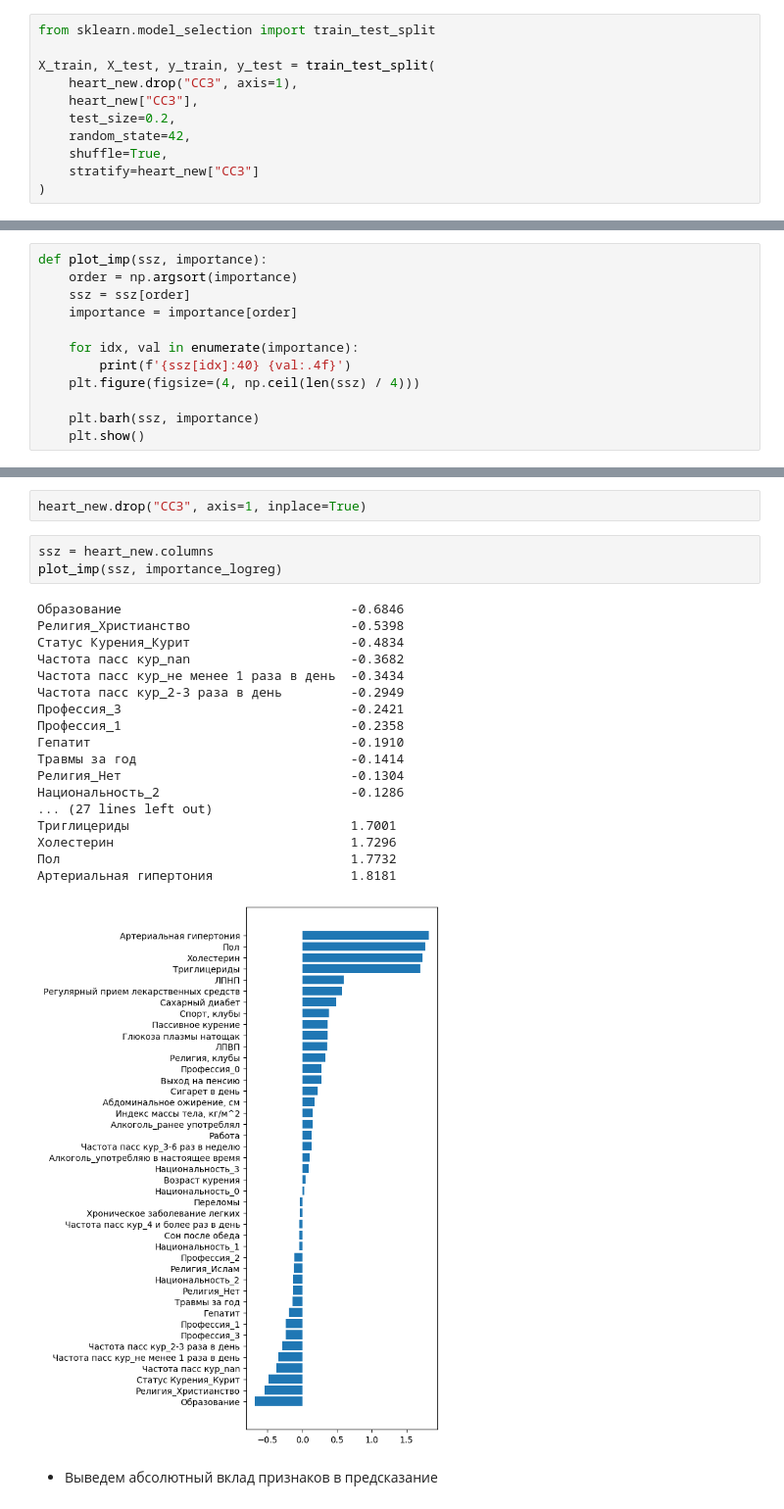
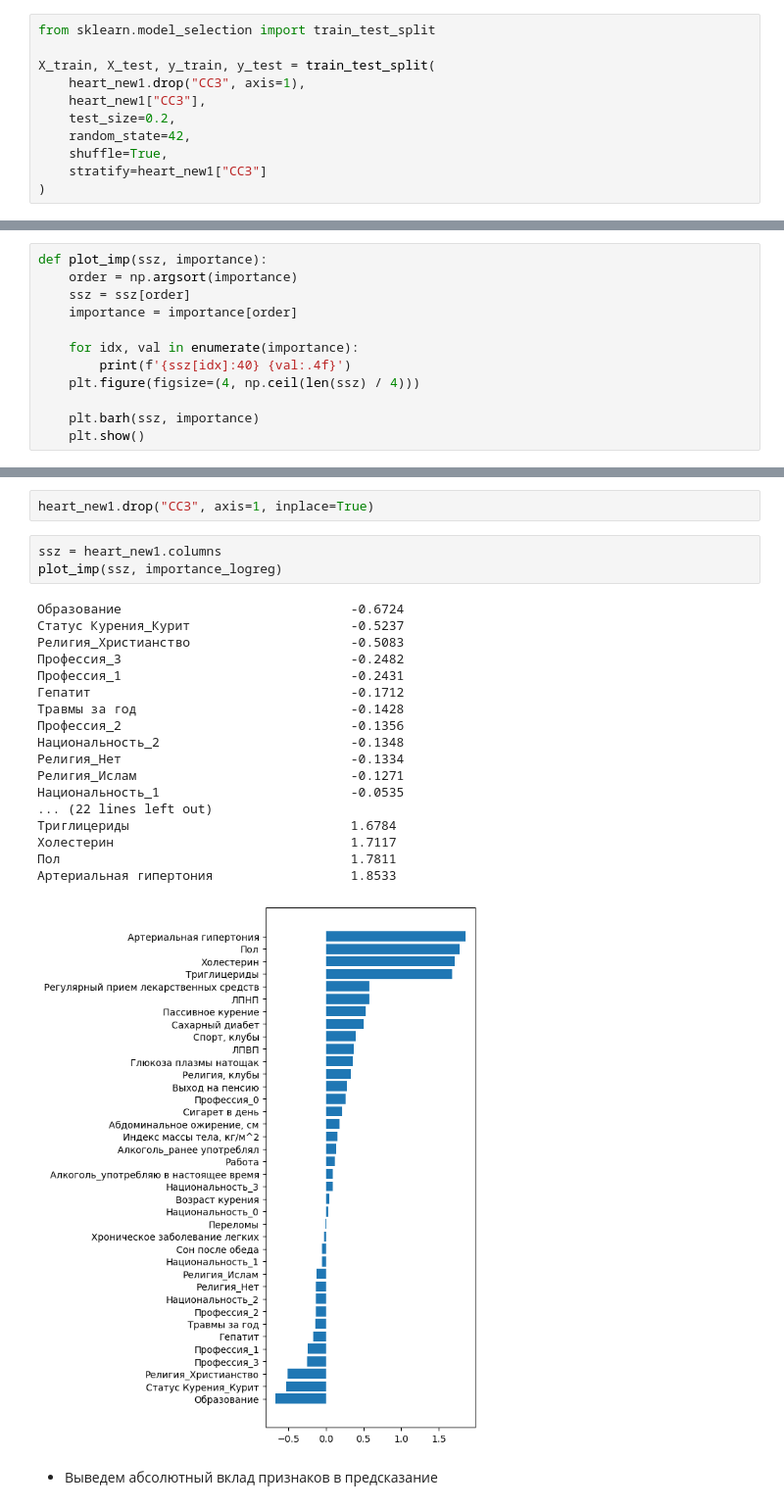
Before and after one commit to Tatutina/HeartDisease_Project, a Jupyter notebook: Машинное_обучение.ipynb, the cells around one changed output, grey strips where cells are left out. Shown at 98% size. Saved outputs shown, nothing was run; the diff lists cells and outputs as text.

```diff
--- a/Машинное_обучение.ipynb
+++ b/Машинное_обучение.ipynb
@@ -87,12 +85,12 @@ heart_new = heart_new1.drop(['Семья', 'Возраст алког'], axis=1)
 from sklearn.model_selection import train_test_split
 
 X_train, X_test, y_train, y_test = train_test_split(
-    heart_new.drop("ССЗ", axis=1),
-    heart_new["ССЗ"],
+    heart_new1.drop("ССЗ", axis=1),
+    heart_new1["ССЗ"],
     test_size=0.2,
     random_state=42,
     shuffle=True,
-    stratify=heart_new["ССЗ"]
+    stratify=heart_new1["ССЗ"]
 )
 # %%
 X_train.shape, X_test.shape, y_train.shape, y_test.shape
@@ -451,27 +433,27 @@ memory usage: 139.3 KB
 # %%
-heart_new.drop("ССЗ", axis=1, inplace=True)
+heart_new1.drop("ССЗ", axis=1, inplace=True)
 # %%
-ssz = heart_new.columns
+ssz = heart_new1.columns
 plot_imp(ssz, importance_logreg)
 # %% [output]
-Образование                              -0.6846
-Религия_Христианство                     -0.5398
-Статус Курения_Курит                     -0.4834
-Частота пасс кур_nan                     -0.3682
-Частота пасс кур_не менее 1 раза в день  -0.3434
-Частота пасс кур_2-3 раза в день         -0.2949
-Профессия_3                              -0.2421
-Профессия_1                              -0.2358
-Гепатит                                  -0.1910
-Травмы за год                            -0.1414
-Религия_Нет                              -0.1304
-Национальность_2                         -0.1286
-... (27 lines left out)
-Триглицериды                             1.7001
-Холестерин                               1.7296
-Пол                                      1.7732
-Артериальная гипертония                  1.8181
+Образование                              -0.6724
+Статус Курения_Курит                     -0.5237
+Религия_Христианство                     -0.5083
+Профессия_3                              -0.2482
+Профессия_1                              -0.2431
+Гепатит                                  -0.1712
+Травмы за год                            -0.1428
+Профессия_2                              -0.1356
+Национальность_2                         -0.1348
+Религия_Нет                              -0.1334
+Религия_Ислам                            -0.1271
+Национальность_1                         -0.0535
+... (22 lines left out)
+Триглицериды                             1.6784
+Холестерин                               1.7117
+Пол                                      1.7811
+Артериальная гипертония                  1.8533
-[figure, old version]
+[figure, new version]
 # %% [markdown]
 * Выведем абсолютный вклад признаков в предсказание
 # %%
```
Also changed, not shown: parts of 12 cells of this notebook.
